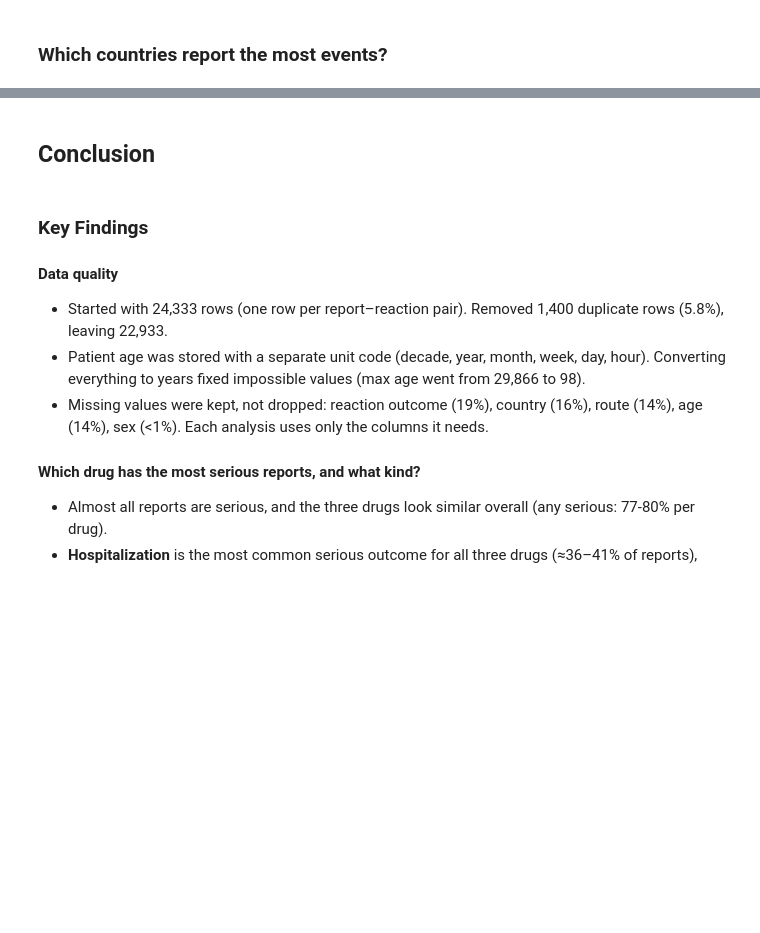
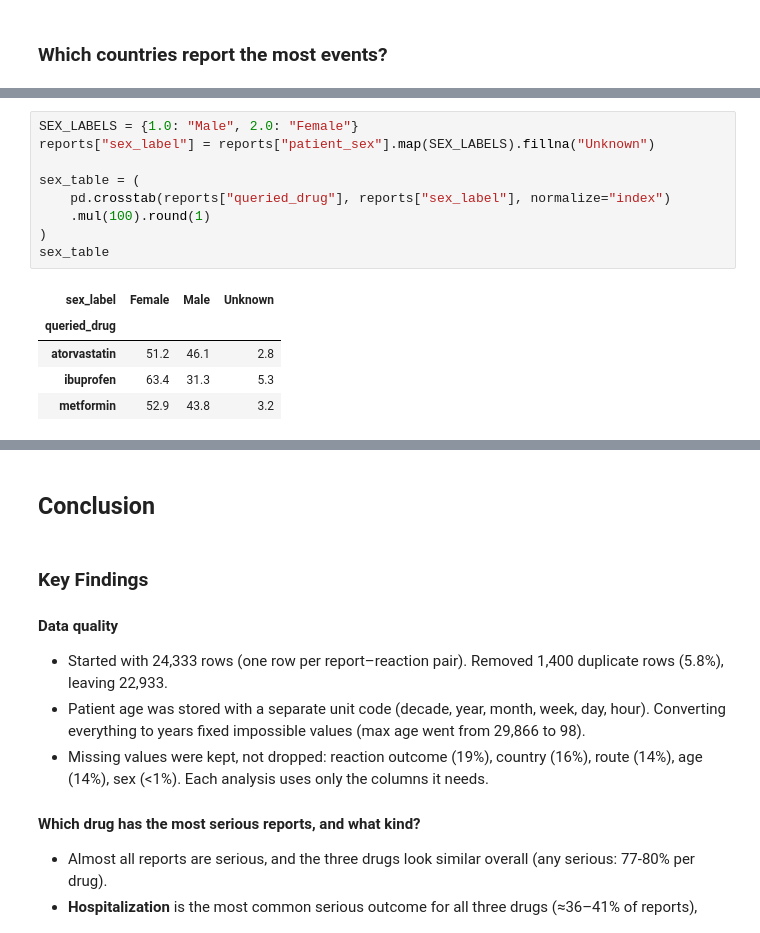
Before and after one commit to NattakanO/healthcare_drug_safety_analysis, a Jupyter notebook: data_exploration.ipynb, the cells around one changed output, grey strips where cells are left out. Drawn from its saved outputs; the diff is of its cells as text; blank space fills up the shorter version.

```diff
--- a/data_exploration.ipynb
+++ b/data_exploration.ipynb
@@ -829,0 +1037,15 @@ plt.show()
+# %%
+SEX_LABELS = {1.0: "Male", 2.0: "Female"}
+reports["sex_label"] = reports["patient_sex"].map(SEX_LABELS).fillna("Unknown")
+
+sex_table = (
+    pd.crosstab(reports["queried_drug"], reports["sex_label"], normalize="index")
+    .mul(100).round(1)
+)
+sex_table
+# %% [output]
+| sex_label | Female | Male | Unknown |
+| queried_drug |  |  |  |
+| atorvastatin | 51.2 | 46.1 | 2.8 |
+| ibuprofen | 63.4 | 31.3 | 5.3 |
+| metformin | 52.9 | 43.8 | 3.2 |
```
Also changed, not shown: parts of 20 cells of this notebook, 2 other files.
